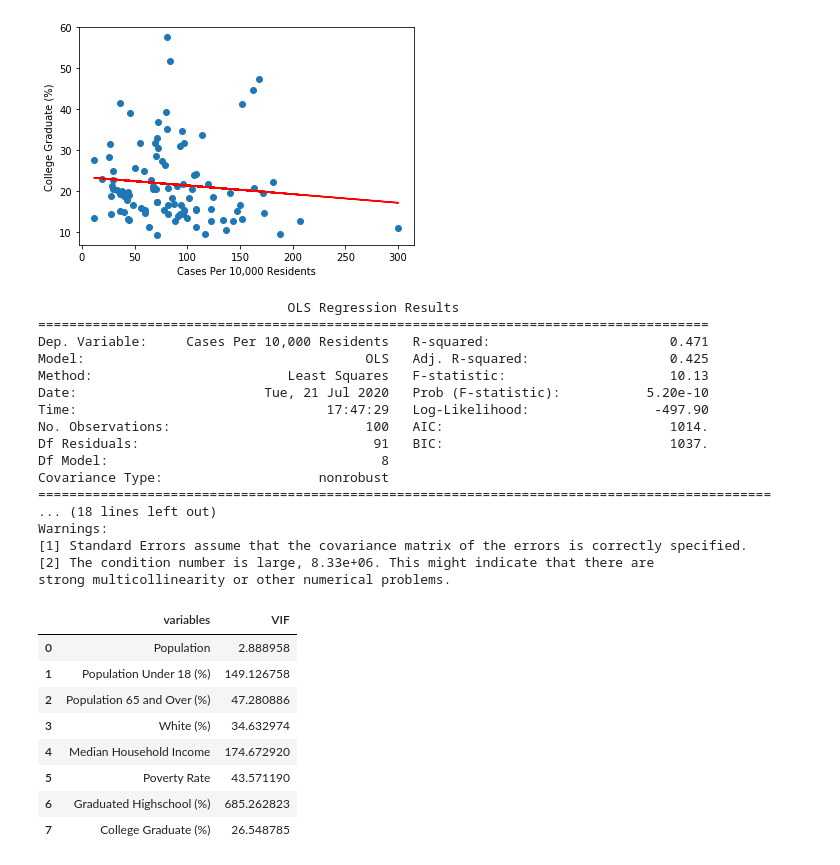
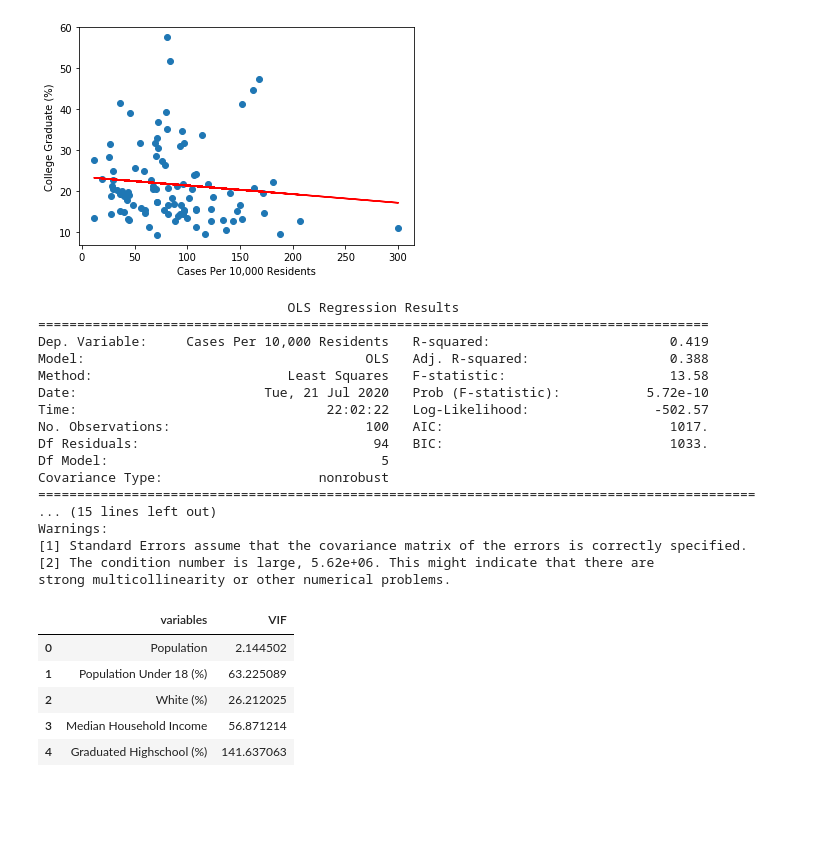
Before and after one commit to colbyhoke/project_1, a Jupyter notebook: covidapi_demo.ipynb, the cells around one changed output. Cells and saved outputs as stored; diff of their text form; code cells hidden in the pictures; blank space fills up the shorter version.

```diff
--- a/covidapi_demo.ipynb
+++ b/covidapi_demo.ipynb
@@ -699,7 +699,7 @@ The r-squared is: 0.011371318516789103
 # No one demographic variable explains a particularly large amount of the variance in the proportional cases,
 # however together we should be able to explain a reasonable amount with a multiple linear regression.
 
-x = df[['Population', 'Population Under 18 (%)', 'Population 65 and Over (%)', 'White (%)', 'Median Household Income', 'Poverty Rate', 'Graduated Highschool (%)', 'College Graduate (%)']]
+x = df[['Population', 'Population Under 18 (%)', 'White (%)', 'Median Household Income', 'Graduated Highschool (%)']]
 
 X = sm.add_constant(x) # adding a constant
 
@@ -711,39 +711,36 @@ print(print_model)
 # %% [output]
                                 OLS Regression Results
 ======================================================================================
-Dep. Variable:     Cases Per 10,000 Residents   R-squared:                       0.471
-Model:                                    OLS   Adj. R-squared:                  0.425
-Method:                         Least Squares   F-statistic:                     10.13
-Date:                        Tue, 21 Jul 2020   Prob (F-statistic):           5.20e-10
-Time:                                17:47:29   Log-Likelihood:                -497.90
-No. Observations:                         100   AIC:                             1014.
-Df Residuals:                              91   BIC:                             1037.
-Df Model:                                   8
+Dep. Variable:     Cases Per 10,000 Residents   R-squared:                       0.419
+Model:                                    OLS   Adj. R-squared:                  0.388
+Method:                         Least Squares   F-statistic:                     13.58
+Date:                        Tue, 21 Jul 2020   Prob (F-statistic):           5.72e-10
+Time:                                22:02:22   Log-Likelihood:                -502.57
+No. Observations:                         100   AIC:                             1017.
+Df Residuals:                              94   BIC:                             1033.
+Df Model:                                   5
 Covariance Type:                    nonrobust
-==============================================================================================
-... (18 lines left out)
+============================================================================================
+... (15 lines left out)
 Warnings:
 [1] Standard Errors assume that the covariance matrix of the errors is correctly specified.
-[2] The condition number is large, 8.33e+06. This might indicate that there are
+[2] The condition number is large, 5.62e+06. This might indicate that there are
 strong multicollinearity or other numerical problems.
 # %%
-df2 = df[['Population', 'Population Under 18 (%)', 'Population 65 and Over (%)', 'White (%)', 'Median Household Income', 'Poverty Rate', 'Graduated Highschool (%)', 'College Graduate (%)']]
+df2 = df[['Population', 'Population Under 18 (%)', 'White (%)', 'Median Household Income', 'Graduated Highschool (%)']]
 def calc_vif(X):
 
     # Calculating VIF
     vif = pd.DataFrame()
     vif["variables"] = X.columns
     vif["VIF"] = [variance_inflation_factor(X.values, i) for i in range(X.shape[1])]
 
     return(vif)
 calc_vif(df2)
 # %% [output]
 |  | variables | VIF |
-| 0 | Population | 2.888958 |
-| 1 | Population Under 18 (%) | 149.126758 |
-| 2 | Population 65 and Over (%) | 47.280886 |
-| 3 | White (%) | 34.632974 |
-| 4 | Median Household Income | 174.672920 |
-| 5 | Poverty Rate | 43.571190 |
-| 6 | Graduated Highschool (%) | 685.262823 |
-| 7 | College Graduate (%) | 26.548785 |
+| 0 | Population | 2.144502 |
+| 1 | Population Under 18 (%) | 63.225089 |
+| 2 | White (%) | 26.212025 |
+| 3 | Median Household Income | 56.871214 |
+| 4 | Graduated Highschool (%) | 141.637063 |
```
Also changed, not shown: parts of 13 cells of this notebook.
